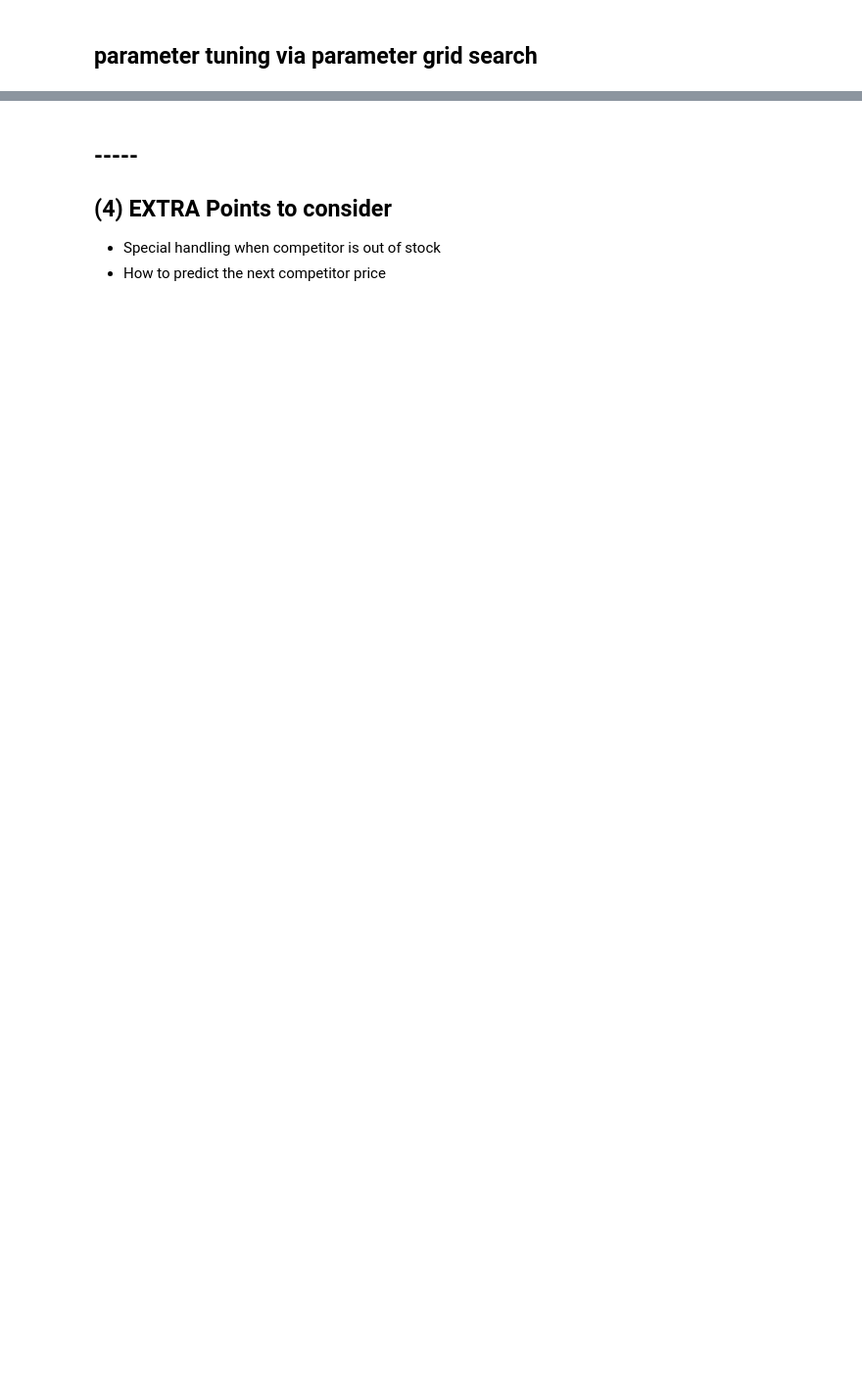
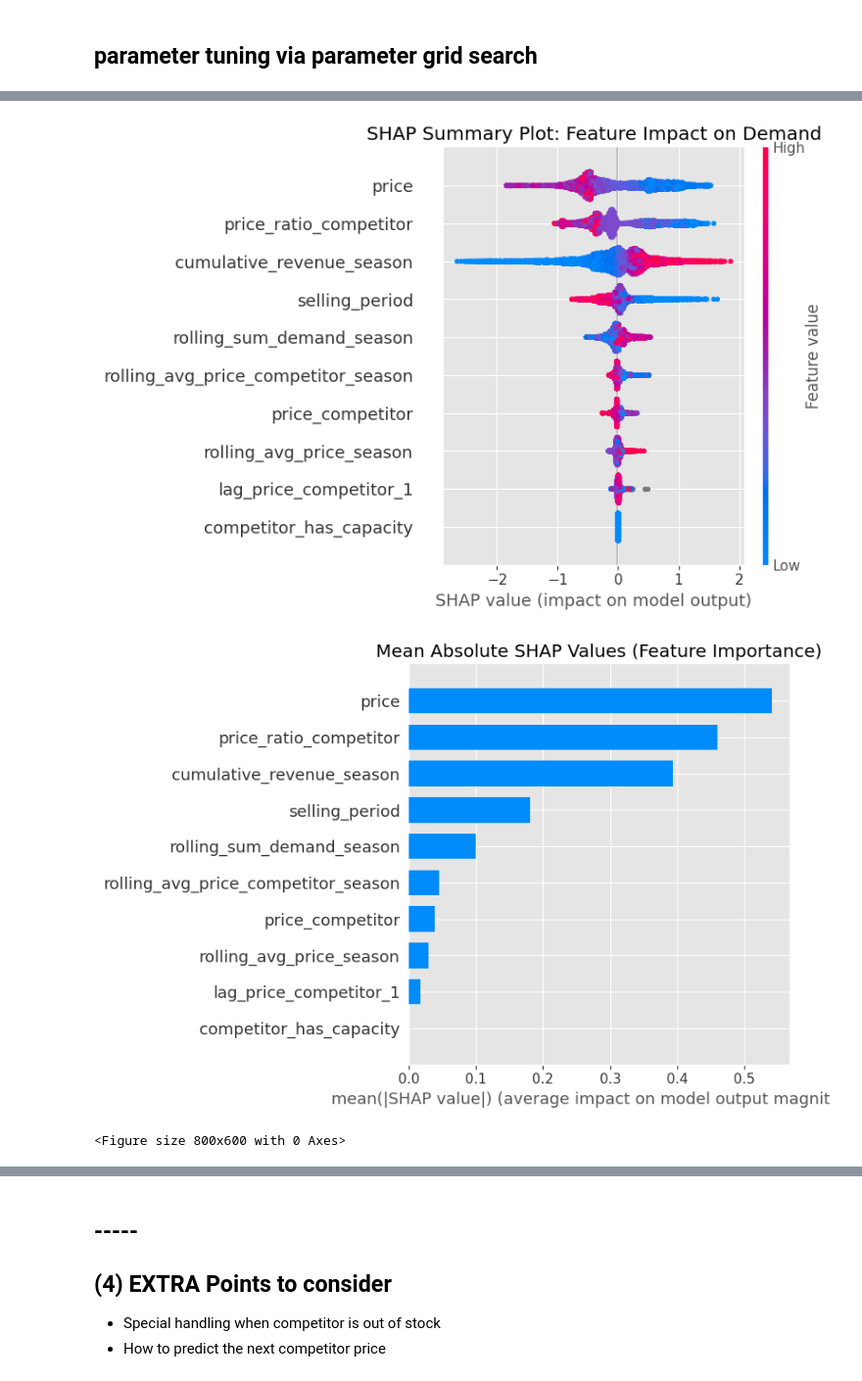
Before and after one commit to qcorveler/Optizoignons, a Jupyter notebook: Travail_Perso/Yann/week_n/W9/W12_ML_Recap.ipynb, the cells around one changed output, grey strips where cells are left out. Shown at 98% size. Saved outputs shown, nothing was run; the diff lists cells and outputs as text; code cells hidden in the pictures; blank space fills up the shorter version.

```diff
--- a/Travail_Perso/Yann/week_n/W9/W12_ML_Recap.ipynb
+++ b/Travail_Perso/Yann/week_n/W9/W12_ML_Recap.ipynb
@@ -739,9 +719,9 @@ AAAAAAAAAAAAAAAAAAAAAAAAAAAAAAAAAAAAAAAAAAAAAAAAAA
 # %%
-import pickle
-
-# On sauvergarde le modèle actuel
-with open('xgb_demand_model.pkl', "wb") as f:
-    pickle.dump(model, f, protocol=pickle.HIGHEST_PROTOCOL)
-# load from pickle
-with open('xgb_demand_model.pkl', 'rb') as f:
-    model = pickle.load(f)
+# import pickle
+# model = grid_search.best_estimator_
+# # On sauvergarde le modèle actuel
+# with open('xgb_demand_model_periodotnul.pkl', "wb") as f:
+#     pickle.dump(model, f, protocol=pickle.HIGHEST_PROTOCOL)
+# # load from pickle
+# with open('xgb_demand_model_periodotnul.pkl', 'rb') as f:
+#     model = pickle.load(f)
@@ -781,0 +731,63 @@ IndexError: only integers, slices (`:`), ellipsis (`...`), numpy.newaxis (`None`
+# %%
+import shap
+import matplotlib.pyplot as plt
+
+# Explainer
+explainer = shap.TreeExplainer(model)
+shap_values = explainer(X_test)   # retourne un shap.Explanation
+
+# =========================================================
+# Plot 1: Summary Plot (Global Feature Impact)
+# =========================================================
+plt.figure(figsize=(10, 8))
+plt.title("SHAP Summary Plot: Feature Impact on Demand")
+
+shap.summary_plot(
+    shap_values.values,          # ✅ IMPORTANT
+    X_test,
+    feature_names=X_test.columns,
+    show=False
+)
+
+plt.show()
+
+
+# =========================================================
+# Plot 2: Bar Plot (Mean |SHAP| per feature)
+# =========================================================
+plt.figure(figsize=(10, 8))
+plt.title("Mean Absolute SHAP Values (Feature Importance)")
+
+shap.summary_plot(
+    shap_values.values,          # ✅ IMPORTANT
+    X_test,
+    feature_names=X_test.columns,
+    plot_type="bar",
+    show=False
+)
+
+plt.show()
+
+
+# =========================================================
+# Plot 3: Dependence / Scatter Plot (Top feature)
+# =========================================================
+# Sélection automatique de la feature la plus importante
+mean_abs_shap = abs(shap_values.values).mean(axis=0)
+top_feature = X_test.columns[mean_abs_shap.argmax()]
+
+plt.figure(figsize=(8, 6))
+
+shap.dependence_plot(
+    top_feature,
+    shap_values.values,          # ✅ IMPORTANT
+    X_test,
+    show=False
+)
+
+plt.title(f"SHAP Dependence Plot for {top_feature}")
+plt.show()
+# %% [output]
+[figure, added]
+[figure, added]
+<Figure size 800x600 with 0 Axes>
```
Also changed, not shown: parts of 13 cells of this notebook, 19 other files.
